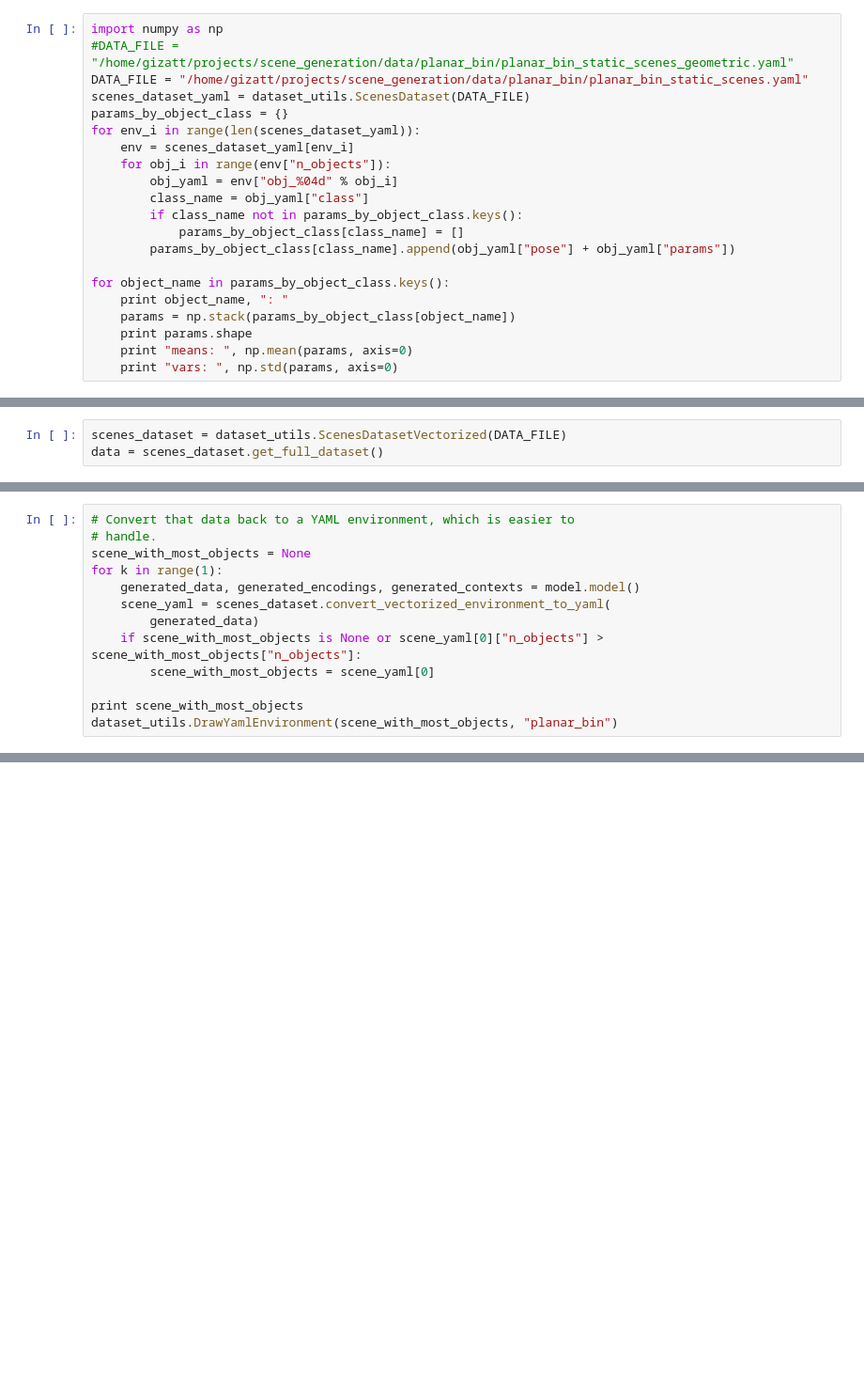
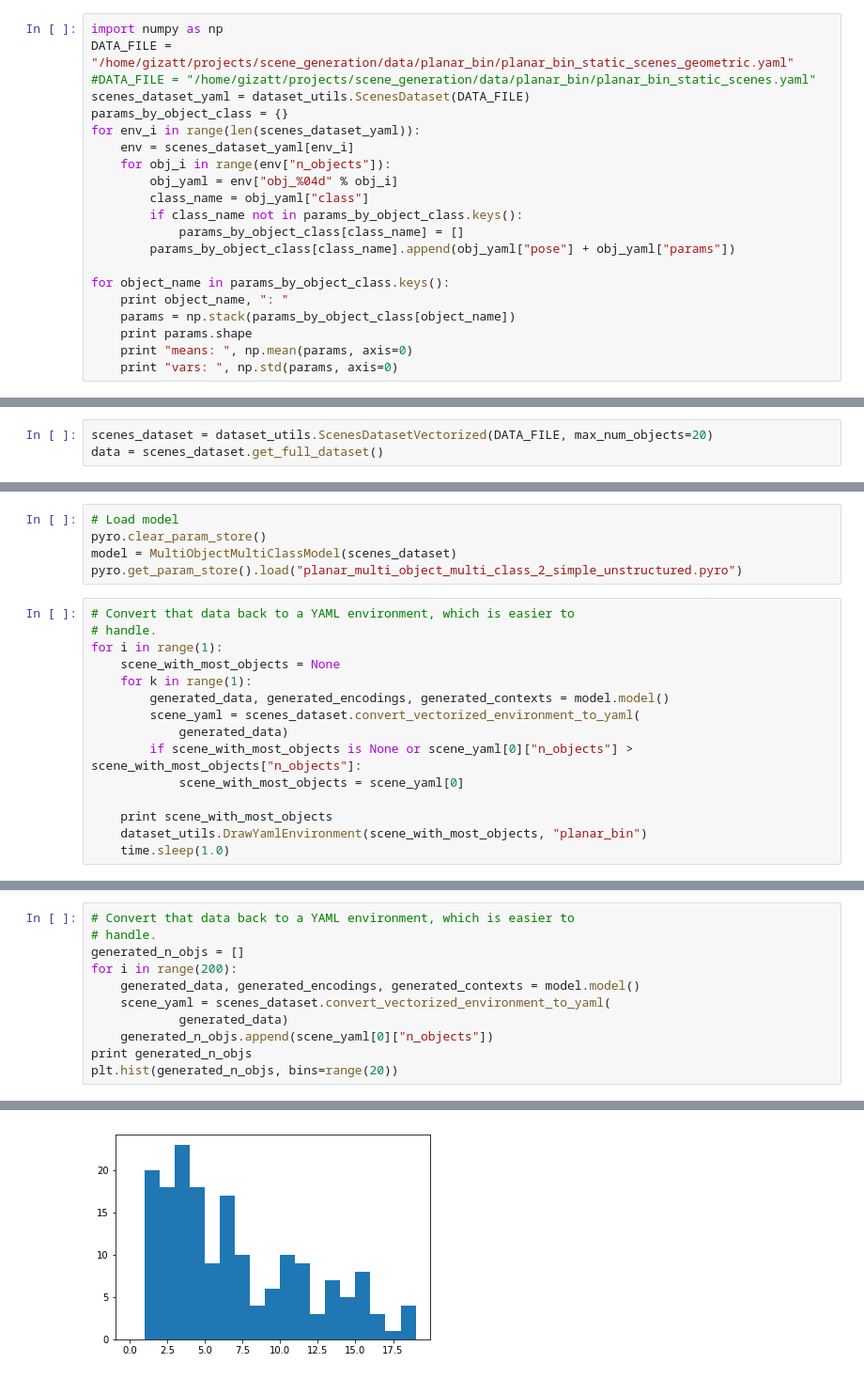
Before and after one commit to gizatt/scene_generation, a Jupyter notebook: notebooks/20190228_MBT_Context_Model.ipynb, the cells around one changed output, grey strips where cells are left out. Shown at 94% size. Cells and saved outputs as stored; diff of their text form; blank space fills up the shorter version.

Commit message:
Context + non-context models and their notebooks

```diff
--- a/notebooks/20190228_MBT_Context_Model.ipynb
+++ b/notebooks/20190228_MBT_Context_Model.ipynb
@@ -13,7 +17,7 @@ from scene_generation.models.planar_multi_object_multi_class_2 import MultiObjec
 # %%
 import numpy as np
-#DATA_FILE = "/home/gizatt/projects/scene_generation/data/planar_bin/planar_bin_static_scenes_geometric.yaml"
-DATA_FILE = "/home/gizatt/projects/scene_generation/data/planar_bin/planar_bin_static_scenes.yaml"
+DATA_FILE = "/home/gizatt/projects/scene_generation/data/planar_bin/planar_bin_static_scenes_geometric.yaml"
+#DATA_FILE = "/home/gizatt/projects/scene_generation/data/planar_bin/planar_bin_static_scenes.yaml"
 scenes_dataset_yaml = dataset_utils.ScenesDataset(DATA_FILE)
 params_by_object_class = {}
 for env_i in range(len(scenes_dataset_yaml)):
@@ -43,5 +47,5 @@ vars:  [0.50612466 0.13069154 2.06112832 0.02919288]
 # %%
-scenes_dataset = dataset_utils.ScenesDatasetVectorized(DATA_FILE)
+scenes_dataset = dataset_utils.ScenesDatasetVectorized(DATA_FILE, max_num_objects=20)
 data = scenes_dataset.get_full_dataset()
 # %%
 # Rig for SVI, running with AutoDelta, which converges fairly reliably but
@@ -125,14 +133,21 @@ Done
+# %%
+# Load model
+pyro.clear_param_store()
+model = MultiObjectMultiClassModel(scenes_dataset)
+pyro.get_param_store().load("planar_multi_object_multi_class_2_simple_unstructured.pyro")
 # %%
 # Convert that data back to a YAML environment, which is easier to
 # handle.
-scene_with_most_objects = None
-for k in range(1):
-    generated_data, generated_encodings, generated_contexts = model.model()
-    scene_yaml = scenes_dataset.convert_vectorized_environment_to_yaml(
-        generated_data)
-    if scene_with_most_objects is None or scene_yaml[0]["n_objects"] > scene_with_most_objects["n_objects"]:
-        scene_with_most_objects = scene_yaml[0]
+for i in range(1):
+    scene_with_most_objects = None
+    for k in range(1):
+        generated_data, generated_encodings, generated_contexts = model.model()
+        scene_yaml = scenes_dataset.convert_vectorized_environment_to_yaml(
+            generated_data)
+        if scene_with_most_objects is None or scene_yaml[0]["n_objects"] > scene_with_most_objects["n_objects"]:
+            scene_with_most_objects = scene_yaml[0]
 
-print scene_with_most_objects
-dataset_utils.DrawYamlEnvironment(scene_with_most_objects, "planar_bin")
+    print scene_with_most_objects
+    dataset_utils.DrawYamlEnvironment(scene_with_most_objects, "planar_bin")
+    time.sleep(1.0)
 # %% [output]
@@ -141,3 +156,15 @@ Connecting to meshcat-server at zmq_url=tcp://127.0.0.1:6000...
 You can open the visualizer by visiting the following URL:
 http://127.0.0.1:7000/static/
 Connected to meshcat-server.
+# %%
+# Convert that data back to a YAML environment, which is easier to
+# handle.
+generated_n_objs = []
+for i in range(200):
+    generated_data, generated_encodings, generated_contexts = model.model()
+    scene_yaml = scenes_dataset.convert_vectorized_environment_to_yaml(
+            generated_data)
+    generated_n_objs.append(scene_yaml[0]["n_objects"])
+print generated_n_objs
+plt.hist(generated_n_objs, bins=range(20))
+# %% [output]
@@ -143,0 +177 @@ Connected to meshcat-server.
+[figure, added]
```
Also changed, not shown: parts of 10 cells of this notebook, 5 other files.
